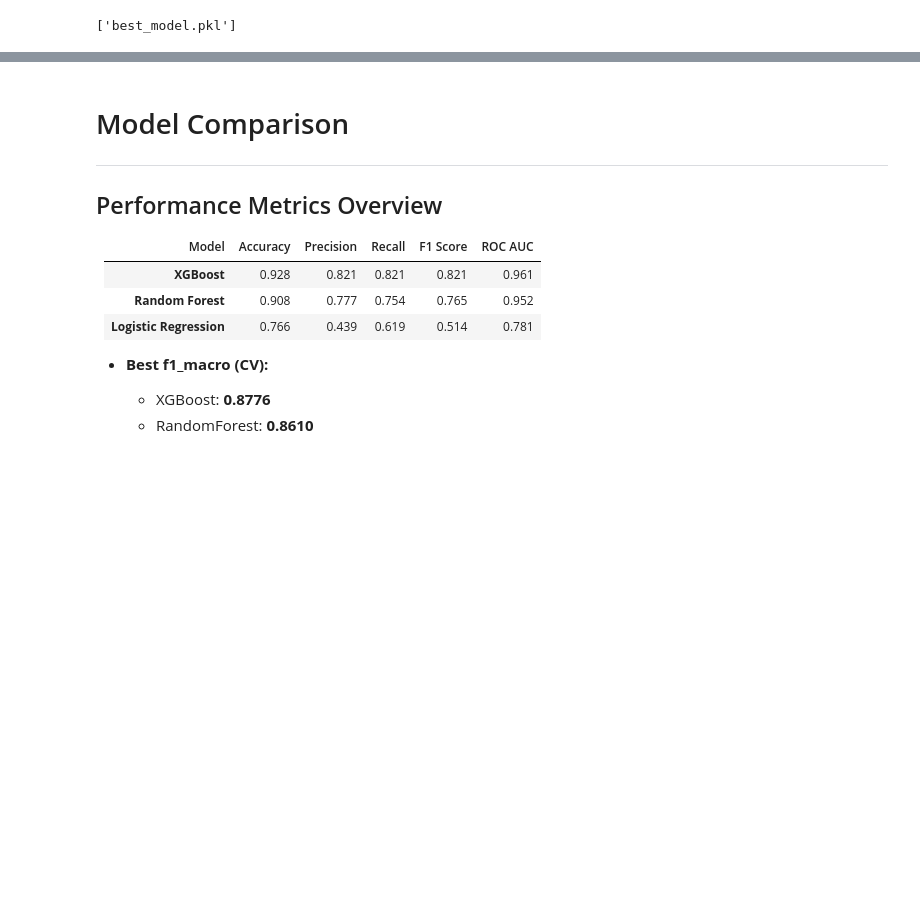
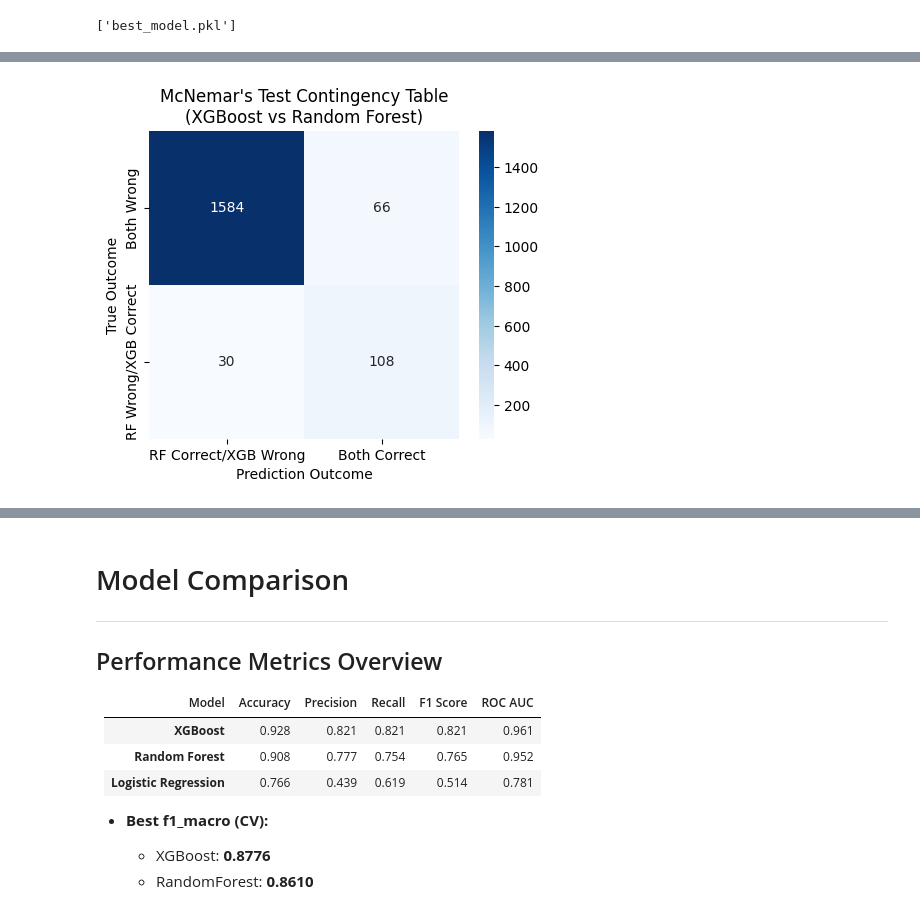
Before and after one commit to zuzann18/Loan_default, a Jupyter notebook: Applied_Data_Science_Loan_Default_Zuzanna_Walus.ipynb, the cells around one changed output, grey strips where cells are left out. Saved outputs shown, nothing was run; the diff lists cells and outputs as text; code cells hidden in the pictures; blank space fills up the shorter version.

```diff
--- a/Applied_Data_Science_Loan_Default_Zuzanna_Walus.ipynb
+++ b/Applied_Data_Science_Loan_Default_Zuzanna_Walus.ipynb
@@ -1280,0 +1380,17 @@ Welch ANOVA:
+# %%
+
+
+# McNemar contingency table (from your output)
+tbl = np.array([[1584, 66],
+                [30, 108]])
+
+plt.figure(figsize=(5,4))
+sns.heatmap(tbl, annot=True, fmt='d', cmap='Blues',
+            xticklabels=["RF Correct/XGB Wrong", "Both Correct"],
+            yticklabels=["Both Wrong", "RF Wrong/XGB Correct"])
+plt.title("McNemar's Test Contingency Table\n(XGBoost vs Random Forest)")
+plt.ylabel("True Outcome")
+plt.xlabel("Prediction Outcome")
+plt.show()
+# %% [output]
+[figure, added]
```
Also changed, not shown: parts of 6 cells of this notebook.
